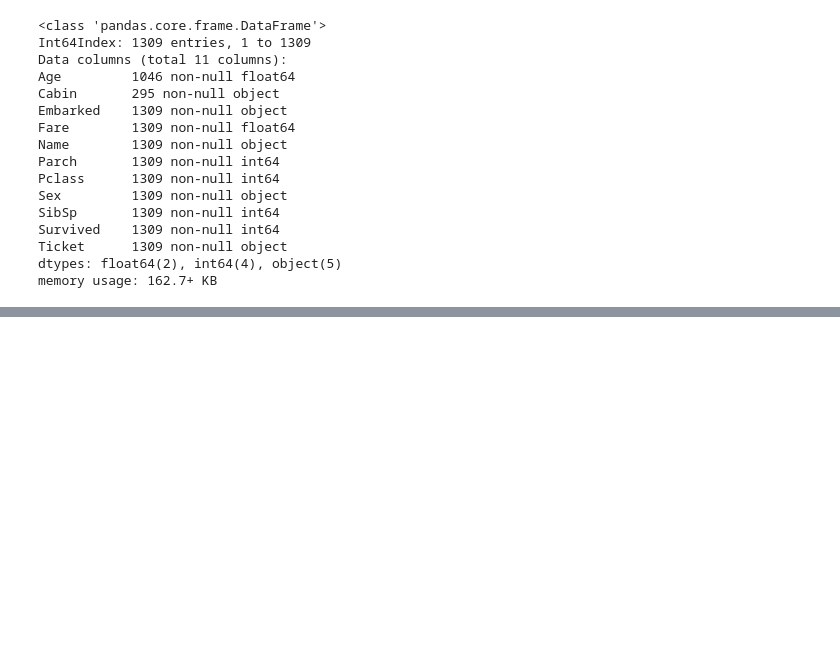
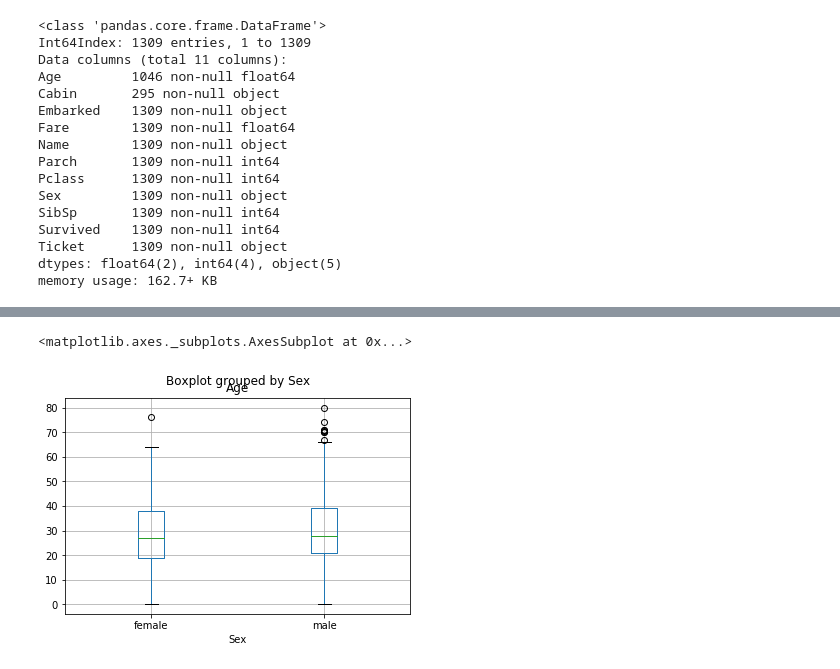
Before and after one commit to alabetskiy/Titanic, a Jupyter notebook: notebooks/2.0-ak-exploring-processing-data.ipynb, the cells around one changed output, grey strips where cells are left out. Saved outputs shown, nothing was run; the diff lists cells and outputs as text; code cells hidden in the pictures; blank space fills up the shorter version.

```diff
--- a/notebooks/2.0-ak-exploring-processing-data.ipynb
+++ b/notebooks/2.0-ak-exploring-processing-data.ipynb
@@ -670,0 +728,6 @@ memory usage: 162.7+ KB
+# %%
+# visualize using boxplot
+df[df.Age.notnull()].boxplot("Age","Sex")
+# %% [output]
+<matplotlib.axes._subplots.AxesSubplot at 0x...>
+[figure, added]
```
Also changed, not shown: parts of 19 cells of this notebook.
